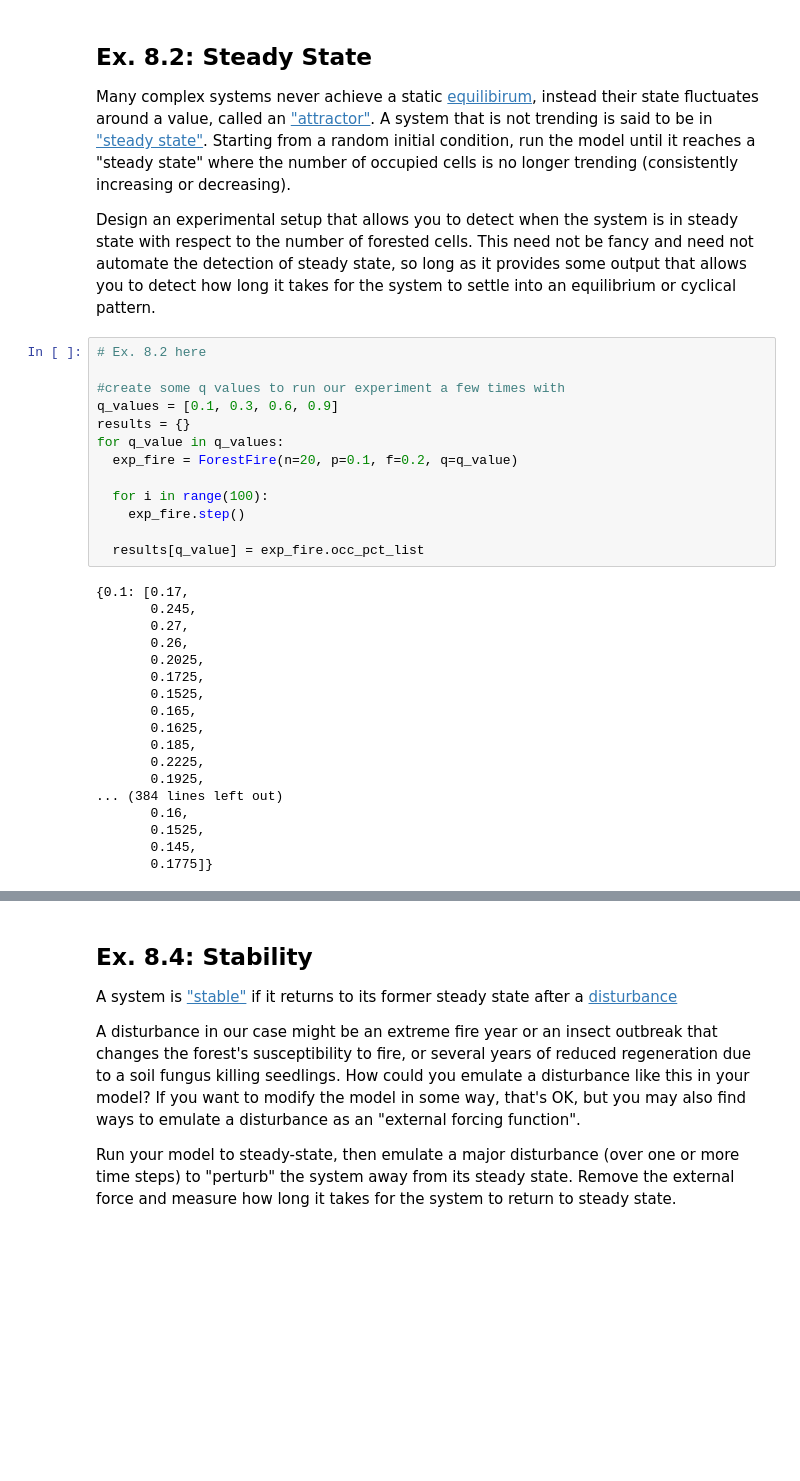
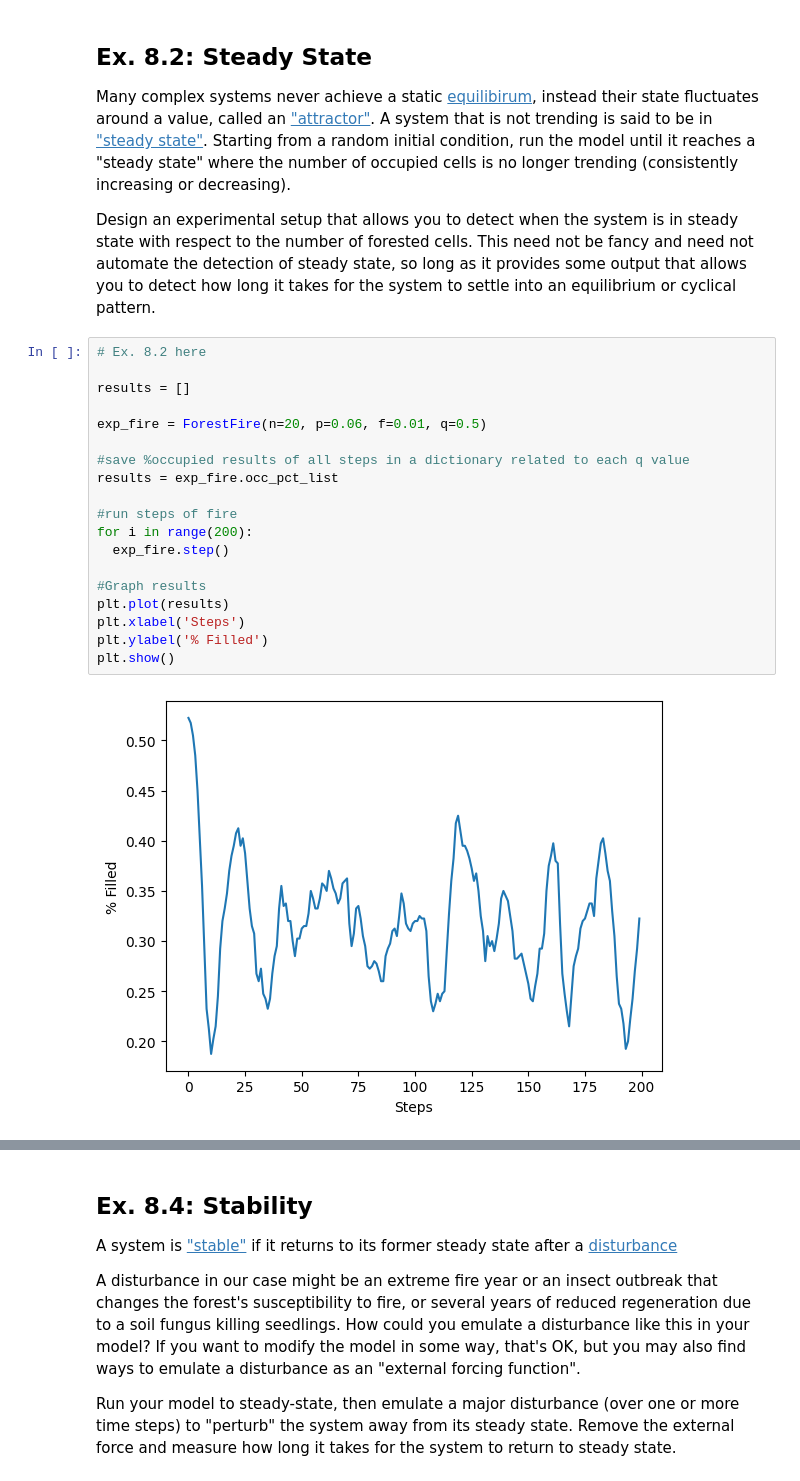
Before and after one commit to bobisawsome1/cap-comp215, a Jupyter notebook: labs/lab07-10-fire.ipynb, the cells around one changed output, grey strips where cells are left out. Saved outputs shown, nothing was run; the diff lists cells and outputs as text; blank space fills up the shorter version.

```diff
--- a/labs/lab07-10-fire.ipynb
+++ b/labs/lab07-10-fire.ipynb
@@ -333,37 +333,27 @@ Starting from a random initial condition, run the model until it reaches a "stea
 
 Design an experimental setup that allows you to detect when the system is in steady state with respect to the number of forested cells.
 This need not be fancy and need not automate the detection of steady state, so long as it provides some output that allows you to detect how long it takes for the system to settle into an equilibrium or cyclical pattern.
-# %%
-# Ex. 8.2 here
-
-#create some q values to run our experiment a few times with
-q_values = [0.1, 0.3, 0.6, 0.9]
-results = {}
-for q_value in q_values:
-  exp_fire = ForestFire(n=20, p=0.1, f=0.2, q=q_value)
-
-  for i in range(100):
-    exp_fire.step()
-
-  results[q_value] = exp_fire.occ_pct_list
-# %% [output]
-{0.1: [0.17,
-       0.245,
-       0.27,
-       0.26,
-       0.2025,
-       0.1725,
-       0.1525,
-       0.165,
-       0.1625,
-       0.185,
-       0.2225,
-       0.1925,
-... (384 lines left out)
-       0.16,
-       0.1525,
-       0.145,
-       0.1775]}
+# %%
+# Ex. 8.2 here
+
+results = []
+
+exp_fire = ForestFire(n=20, p=0.06, f=0.01, q=0.5)
+
+#save %occupied results of all steps in a dictionary related to each q value
+results = exp_fire.occ_pct_list
+
+#run steps of fire
+for i in range(200):
+  exp_fire.step()
+
+#Graph results
+plt.plot(results)
+plt.xlabel('Steps')
+plt.ylabel('% Filled')
+plt.show()
+# %% [output]
+[figure, added]
 # %% [markdown]
 ### Question 8.3:
 Starting with a uniform random landscape, $q$ = 0.5, find the steady state proportion of forested cells of this system for 3 different combinations of $p$ and $f$, and the approx. number of time steps required to reach steady state.
```
Also changed, not shown: parts of 1 cell of this notebook.
